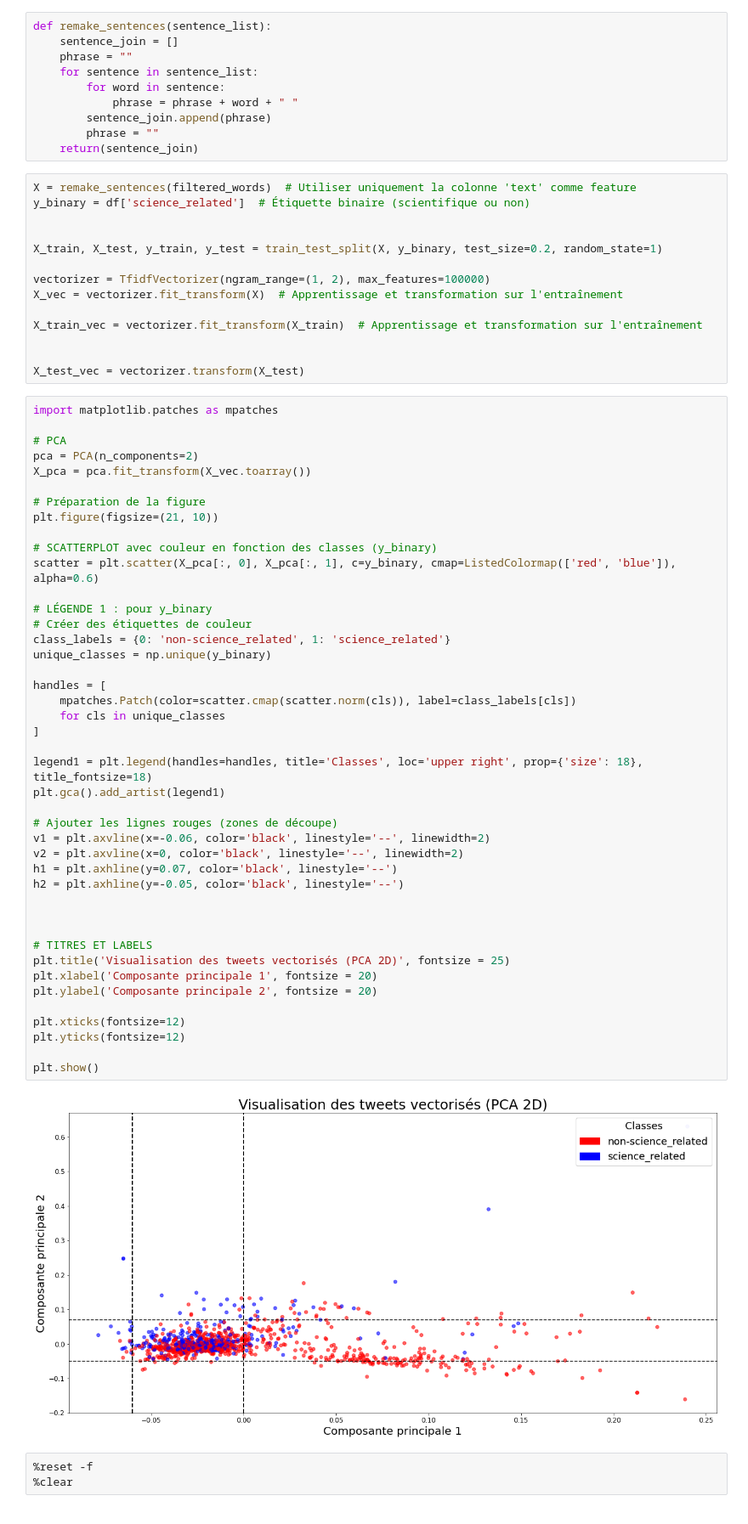
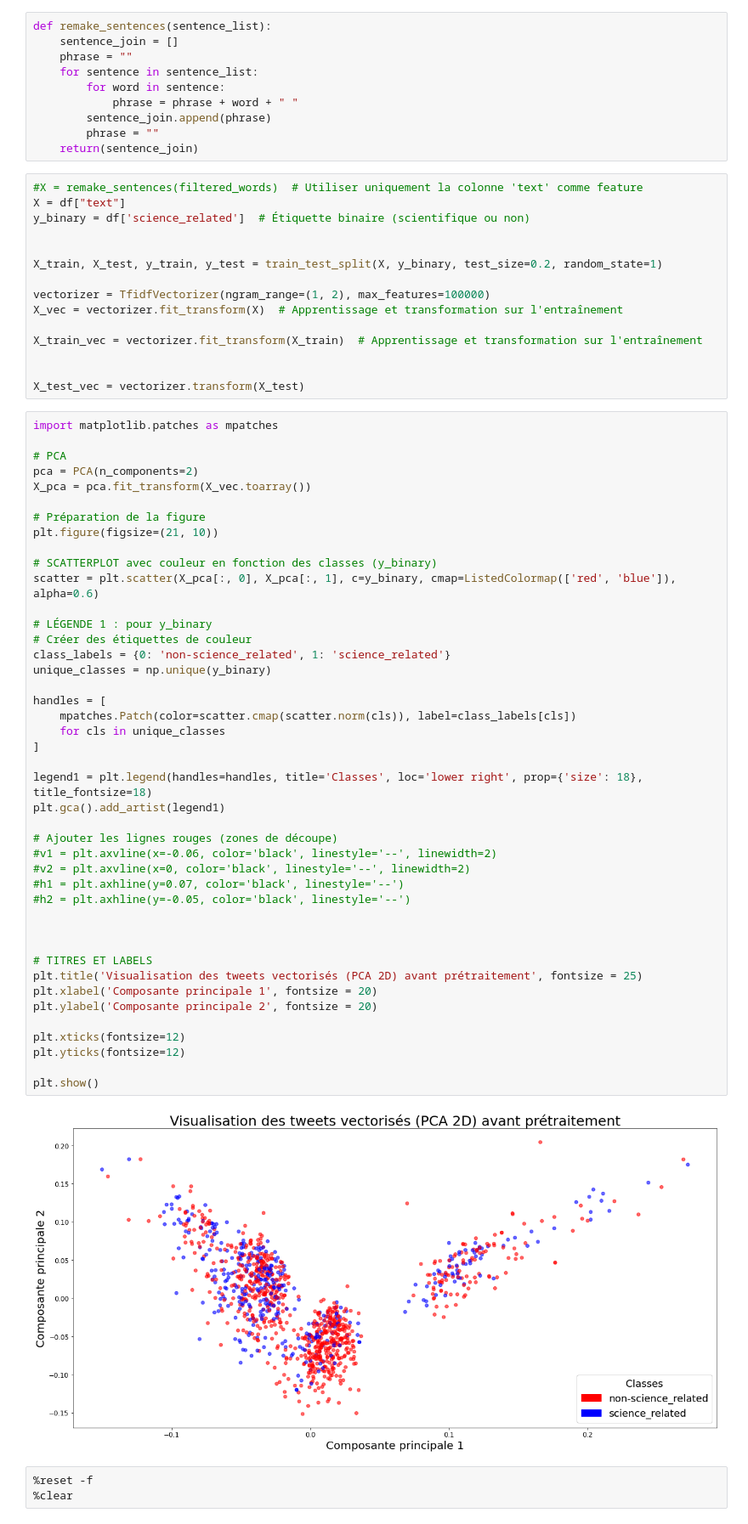
Before and after one commit to RaphaelRibes/machine-learning, a Jupyter notebook: Notebook-infos-pertinentes.ipynb, the cells around one changed output. Shown at 85% size. Saved outputs shown, nothing was run; the diff lists cells and outputs as text.

```diff
--- a/Notebook-infos-pertinentes.ipynb
+++ b/Notebook-infos-pertinentes.ipynb
@@ -133,7 +129,8 @@ def remake_sentences(sentence_list):
         phrase = ""
     return(sentence_join)
 # %%
-X = remake_sentences(filtered_words)  # Utiliser uniquement la colonne 'text' comme feature
+#X = remake_sentences(filtered_words)  # Utiliser uniquement la colonne 'text' comme feature
+X = df["text"]
 y_binary = df['science_related']  # Étiquette binaire (scientifique ou non)
 
 
@@ -157,40 +154,40 @@ X_pca = pca.fit_transform(X_vec.toarray())
 plt.figure(figsize=(21, 10))
 
 # SCATTERPLOT avec couleur en fonction des classes (y_binary)
 scatter = plt.scatter(X_pca[:, 0], X_pca[:, 1], c=y_binary, cmap=ListedColormap(['red', 'blue']), alpha=0.6)
 
 # LÉGENDE 1 : pour y_binary
 # Créer des étiquettes de couleur
 class_labels = {0: 'non-science_related', 1: 'science_related'}
 unique_classes = np.unique(y_binary)
 
 handles = [
     mpatches.Patch(color=scatter.cmap(scatter.norm(cls)), label=class_labels[cls])
     for cls in unique_classes
 ]
 
-legend1 = plt.legend(handles=handles, title='Classes', loc='upper right', prop={'size': 18}, title_fontsize=18)
+legend1 = plt.legend(handles=handles, title='Classes', loc='lower right', prop={'size': 18}, title_fontsize=18)
 plt.gca().add_artist(legend1)
 
 # Ajouter les lignes rouges (zones de découpe)
-v1 = plt.axvline(x=-0.06, color='black', linestyle='--', linewidth=2)
-v2 = plt.axvline(x=0, color='black', linestyle='--', linewidth=2)
-h1 = plt.axhline(y=0.07, color='black', linestyle='--')
-h2 = plt.axhline(y=-0.05, color='black', linestyle='--')
+#v1 = plt.axvline(x=-0.06, color='black', linestyle='--', linewidth=2)
+#v2 = plt.axvline(x=0, color='black', linestyle='--', linewidth=2)
+#h1 = plt.axhline(y=0.07, color='black', linestyle='--')
+#h2 = plt.axhline(y=-0.05, color='black', linestyle='--')
 
 
 
 # TITRES ET LABELS
-plt.title('Visualisation des tweets vectorisés (PCA 2D)', fontsize = 25)
+plt.title('Visualisation des tweets vectorisés (PCA 2D) avant prétraitement', fontsize = 25)
 plt.xlabel('Composante principale 1', fontsize = 20)
 plt.ylabel('Composante principale 2', fontsize = 20)
 
 plt.xticks(fontsize=12)
 plt.yticks(fontsize=12)
 
 plt.show()
 # %% [output]
-[figure, old version]
+[figure, new version]
 # %%
 %reset -f
 %clear
```
Also changed, not shown: parts of 5 cells of this notebook, 1 other file.
